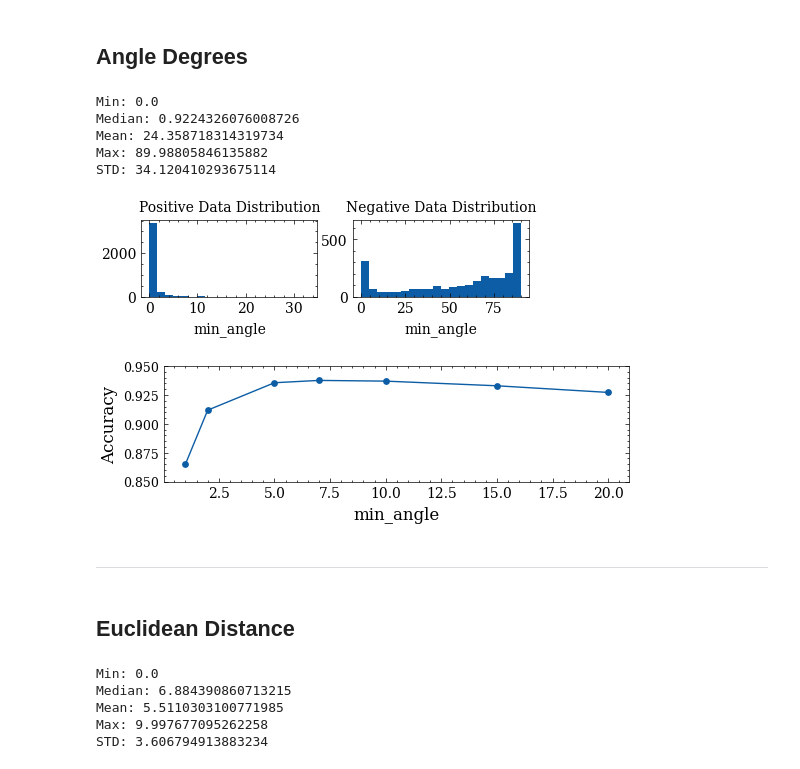
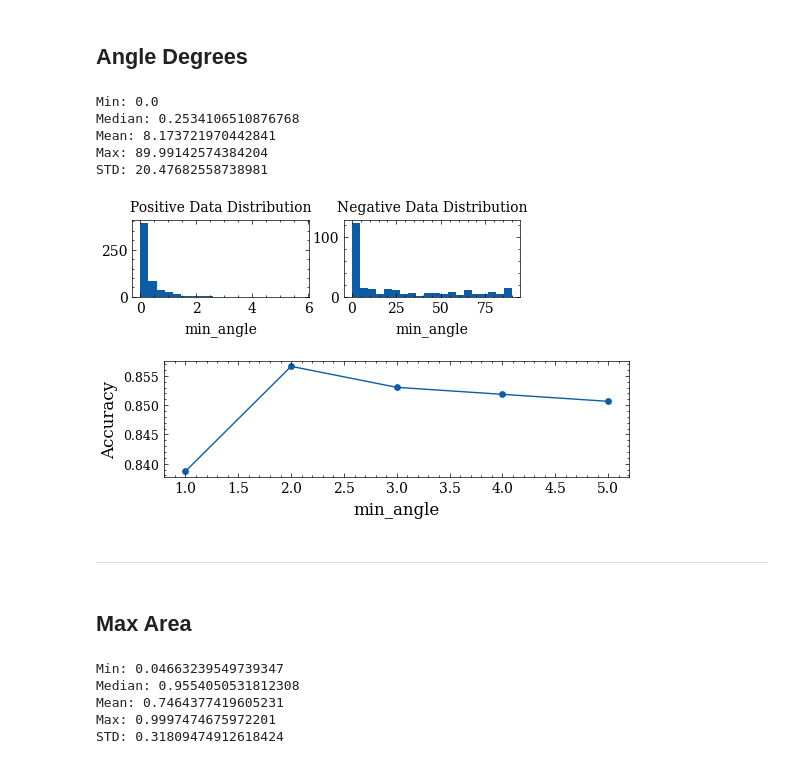
Before and after one commit to BeanHam/2024-spatial-data-integration, a Jupyter notebook: union_task/inference_results/heuristics.ipynb, the cells around one changed output. Drawn from its saved outputs; the diff is of its cells as text; code cells hidden in the pictures.

```diff
--- a/union_task/inference_results/heuristics.ipynb
+++ b/union_task/inference_results/heuristics.ipynb
@@ -8,7 +8,7 @@ from itertools import combinations, product
 from huggingface_hub import login as hf_login
 from sklearn.metrics import accuracy_score, precision_score, recall_score, f1_score
 # %%
-ds = load_dataset("beanham/spatial_join_dataset")
+ds = load_dataset("beanham/spatial_union_dataset")
 train=ds['train']
 positive=train.filter(lambda x: x['label']==1)
 negative=train.filter(lambda x: x['label']==0)
@@ -25,10 +25,10 @@ print('Max:', np.max(data[name]))
 print('STD:', np.std(data[name]))
 # %% [output]
 Min: 0.0
-Median: 0.9224326076008726
-Mean: 24.358718314319734
-Max: 89.98805846135882
-STD: 34.120410293675114
+Median: 0.2534106510876768
+Mean: 8.173721970442841
+Max: 89.99142574384204
+STD: 20.47682558738981
 # %%
 title_size=10
 plt.style.use('science')
@@ -42,36 +42,36 @@ plt.subplot(1, 2, 2)
 plt.hist(negative[name], bins=20)
 plt.title('Negative Data Distribution', fontsize=title_size)
 plt.xlabel(name)
-plt.savefig(f"../../misc/{name}_distribution.png", bbox_inches='tight',pad_inches=0, dpi=600)
+#plt.savefig(f"../../misc/{name}_distribution.png", bbox_inches='tight',pad_inches=0, dpi=600)
 pass
 # %% [output]
-[figure, old version]
+[figure, new version]
 # %%
-metrics=[1,2,5,7,10,15,20]
+metrics=[1,2,3,4,5]
 train_gt=np.array(train['label'])
 accuracy=[]
 for m in metrics:
-    pred=np.array(train['min_angle'])<=m
+    pred=np.array(train[name])<=m
     accuracy.append(accuracy_score(train_gt, pred))
 plt.figure(figsize=(6,1.5))
 plt.plot(metrics,accuracy,label='accuracy')
 plt.scatter(metrics, accuracy,s=15)
 #plt.title('Parallelism Heuristic')
-plt.ylim(top=0.95, bottom=0.85)
+#plt.ylim(top=0.95, bottom=0.85)
 plt.yticks(fontsize=9)
 plt.ylabel('Accuracy', fontsize=12)
 plt.xlabel('min_angle', fontsize=12)
 #plt.legend()
-plt.savefig(f"../../misc/{name}_train_acc.png", bbox_inches='tight',pad_inches=0.01, dpi=600)
+#plt.savefig(f"../../misc/{name}_train_acc.png", bbox_inches='tight',pad_inches=0.01, dpi=600)
 pass
 # %% [output]
-[figure, old version]
+[figure, new version]
 # %% [markdown]
 ---
-# %% [markdown]
-## Euclidean Distance
+# %% [markdown]
+## Max Area
 # %%
-name='euc_dist'
+name='max_area'
 data=train
 print('Min:', np.min(data[name]))
 print('Median:', np.median(data[name]))
@@ -79,11 +79,11 @@ print('Mean:', np.mean(data[name]))
 print('Max:', np.max(data[name]))
 print('STD:', np.std(data[name]))
 # %% [output]
-Min: 0.0
-Median: 6.884390860713215
-Mean: 5.5110303100771985
-Max: 9.997677095262258
-STD: 3.606794913883234
+Min: 0.04663239549739347
+Median: 0.9554050531812308
+Mean: 0.7464377419605231
+Max: 0.9997474675972201
+STD: 0.31809474912618424
 # %%
 title_size=10
 plt.style.use('science')
```
Also changed, not shown: parts of 5 cells of this notebook, 3 other files.
